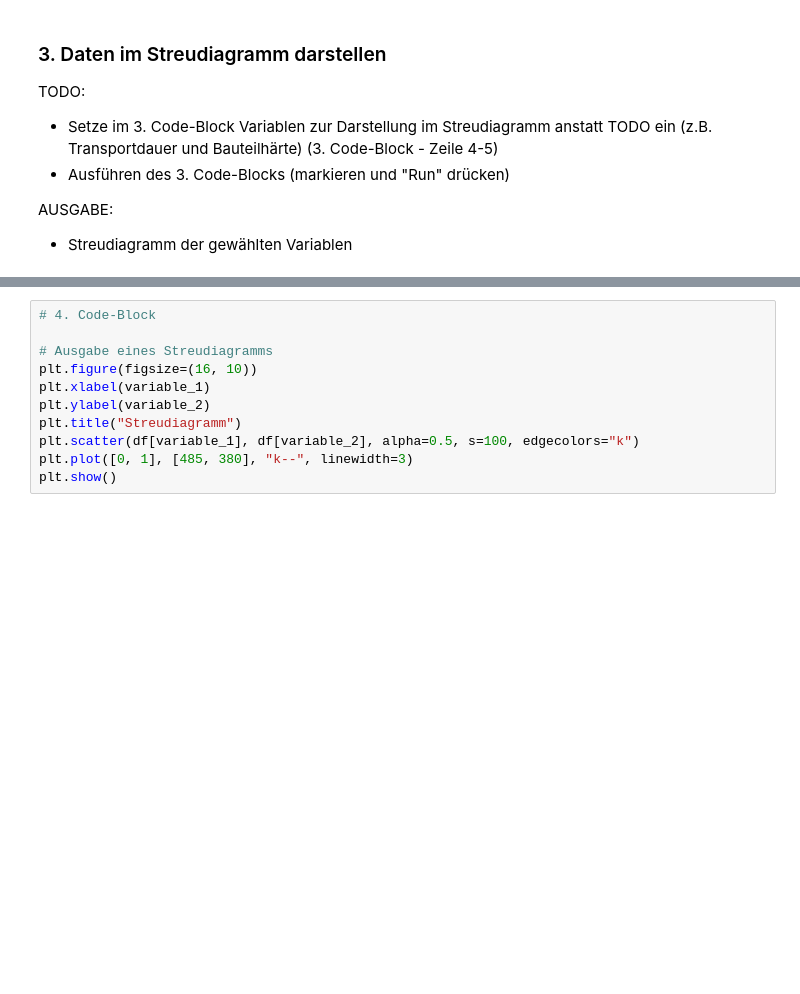
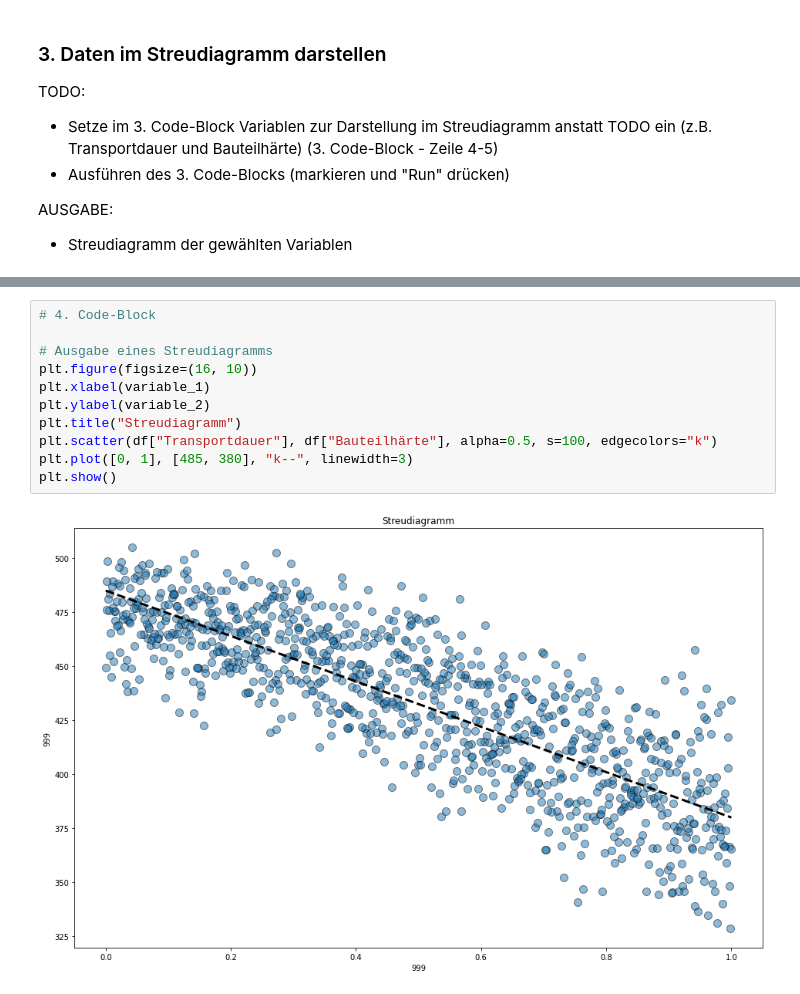
Before and after one commit to runhaozhou/Maschinelles-Lernen-in-der-Produktion, a Jupyter notebook: V1_Regression/Übung 1.0 - Kurze Einführung in Jupyter Notebooks.ipynb, the cells around one changed output, grey strips where cells are left out. Drawn from its saved outputs; the diff is of its cells as text; blank space fills up the shorter version.

```diff
--- a/V1_Regression/Übung 1.0 - Kurze Einführung in Jupyter Notebooks.ipynb
+++ b/V1_Regression/Übung 1.0 - Kurze Einführung in Jupyter Notebooks.ipynb
@@ -71,11 +87,13 @@ plt.show()
 # %%
 # 4. Code-Block
 
 # Ausgabe eines Streudiagramms
 plt.figure(figsize=(16, 10))
 plt.xlabel(variable_1)
 plt.ylabel(variable_2)
 plt.title("Streudiagramm")
-plt.scatter(df[variable_1], df[variable_2], alpha=0.5, s=100, edgecolors="k")
+plt.scatter(df["Transportdauer"], df["Bauteilhärte"], alpha=0.5, s=100, edgecolors="k")
 plt.plot([0, 1], [485, 380], "k--", linewidth=3)
 plt.show()
+# %% [output]
+[figure, added]
```
Also changed, not shown: parts of 3 cells of this notebook, 6 other files.
